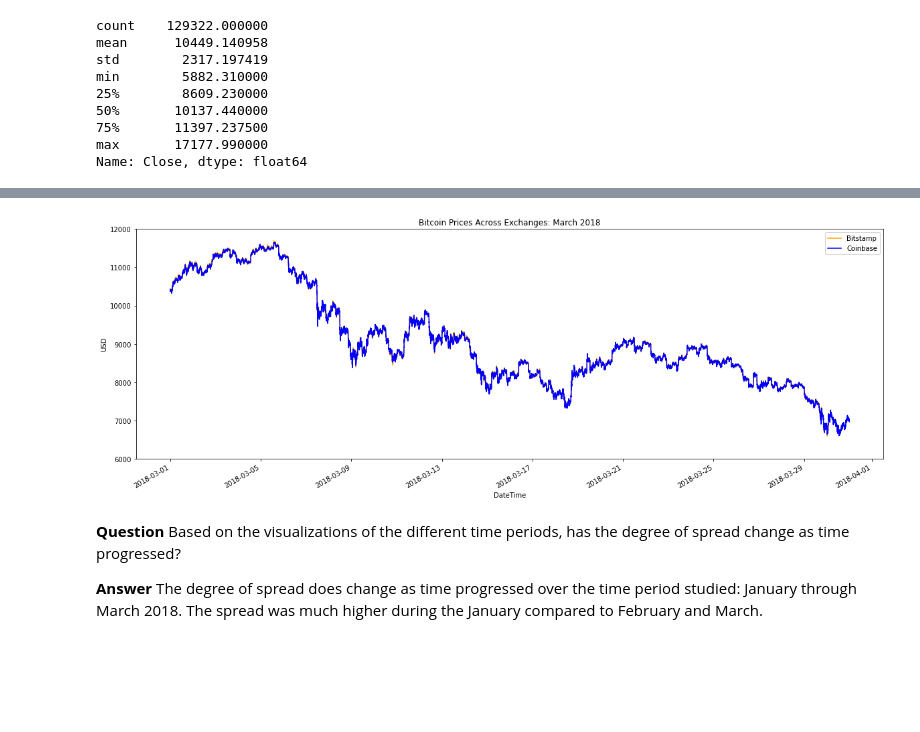
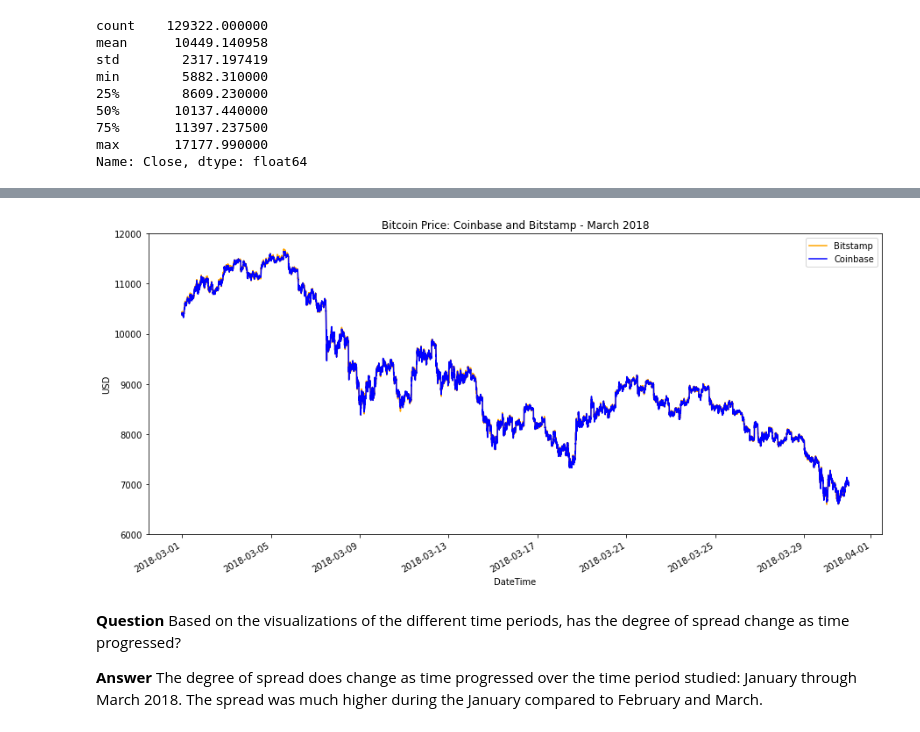
Before and after one commit to ipopester/Bitcoin-Arbitrage-Analysis, a Jupyter notebook: Report/crypto_arbitrage.ipynb, the cells around one changed output, grey strips where cells are left out. Drawn from its saved outputs; the diff is of its cells as text; code cells hidden in the pictures; blank space fills up the shorter version.

```diff
--- a/Report/crypto_arbitrage.ipynb
+++ b/Report/crypto_arbitrage.ipynb
@@ -195,5 +195,4 @@ USD Volume        0
 Weighted Price    0
 dtype: int64
 # %%
-coinbase['Close'] = coinbase['Close'].str.replace("$","", regex=False).astype('float')
-coinbase['Close']
+coinbase['Close'] = coinbase['Close'].str.replace("$","", regex=False)
@@ -407,19 +391,19 @@ plt.show()
 # %%
 # Using the loc and plot functions, create an overlay plot that visualizes
 # the price action of both DataFrames for a one month period later in the dataset
 # Be sure to include the parameters: legend, figure size, title, and color and label
-plt.figure(figsize=(20,7))
+plt.figure(figsize=(15,7))
 bitstamp_sliced.loc['2018-03-01':'2018-03-30'].plot(
     legend=True, label='Bitstamp', color='orange')
 coinbase_sliced.loc['2018-03-01':'2018-03-30'].plot(
     legend=True, label='Coinbase', color='blue')
-plt.title("Bitcoin Prices Across Exchanges: March 2018")
+plt.title("Bitcoin Price: Coinbase and Bitstamp - March 2018")
 plt.ylim(6000,12000)
 plt.xlabel("DateTime")
 plt.ylabel("USD")
 plt.show()
 # %% [output]
-[figure, old version]
+[figure, new version]
 # %% [markdown]
 **Question** Based on the visualizations of the different time periods, has the degree of spread change as time progressed?
 
```
Also changed, not shown: parts of 24 cells of this notebook, 1 other file.
